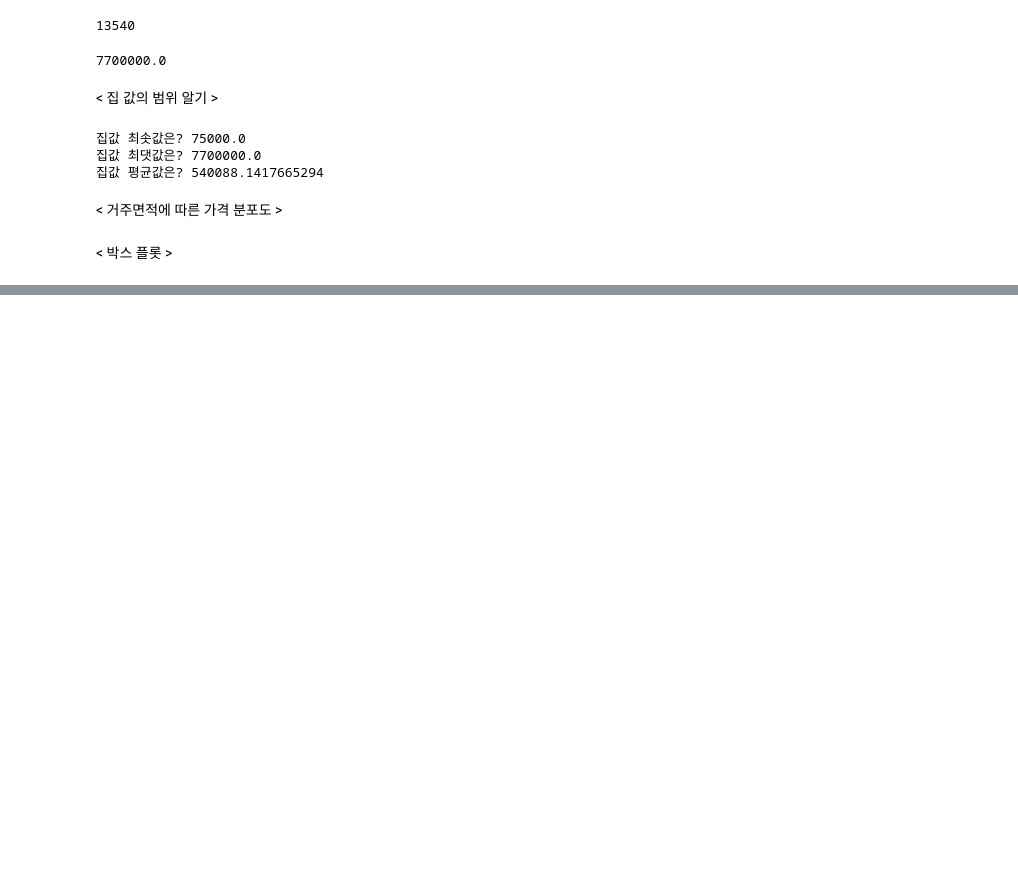
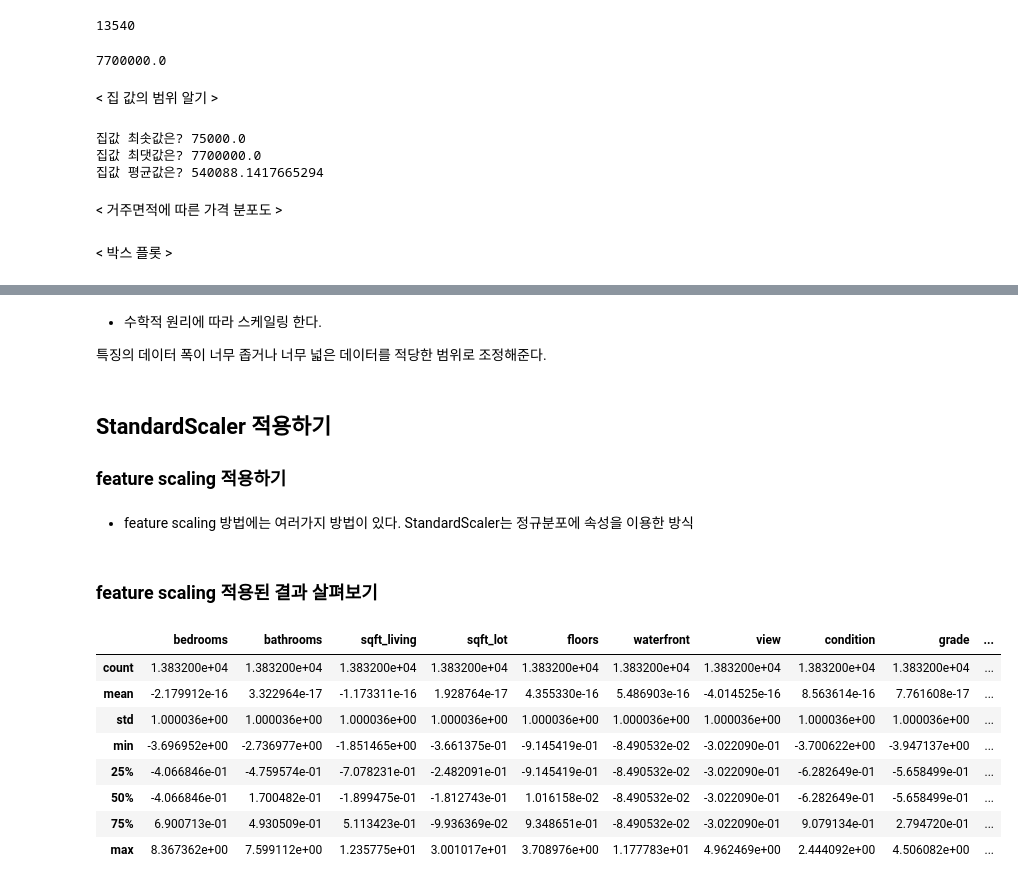
Before and after one commit to sileeee/Python-DataScience-Study, a Jupyter notebook: datascience_week5.ipynb, the cells around one changed output, grey strips where cells are left out. Saved outputs shown, nothing was run; the diff lists cells and outputs as text; code cells hidden in the pictures; blank space fills up the shorter version.

```diff
--- a/datascience_week5.ipynb
+++ b/datascience_week5.ipynb
@@ -132,0 +267,8 @@ sns.catplot(kind='box', data=house_data, x='grade', y='price', aspect=2)
+# %% [markdown]
+- 수학적 원리에 따라 스케일링 한다.
+
+특징의 데이터 폭이 너무 좁거나 너무 넓은 데이터를 적당한 범위로 조정해준다.
+# %% [markdown]
+## StandardScaler 적용하기
+
+### feature scaling 적용하기
@@ -132,0 +291,16 @@ sns.catplot(kind='box', data=house_data, x='grade', y='price', aspect=2)
+# %% [markdown]
+- feature scaling 방법에는 여러가지 방법이 있다. StandardScaler는 정규분포에 속성을 이용한 방식
+# %% [markdown]
+### feature scaling 적용된 결과 살펴보기
+# %%
+xs_train.describe()
+# %% [output]
+|  | bedrooms | bathrooms | sqft_living | sqft_lot | floors | waterfront | view | condition | grade | ... |
+| count | 1.383200e+04 | 1.383200e+04 | 1.383200e+04 | 1.383200e+04 | 1.383200e+04 | 1.383200e+04 | 1.383200e+04 | 1.383200e+04 | 1.383200e+04 | ... |
+| mean | -2.179912e-16 | 3.322964e-17 | -1.173311e-16 | 1.928764e-17 | 4.355330e-16 | 5.486903e-16 | -4.014525e-16 | 8.563614e-16 | 7.761608e-17 | ... |
+| std | 1.000036e+00 | 1.000036e+00 | 1.000036e+00 | 1.000036e+00 | 1.000036e+00 | 1.000036e+00 | 1.000036e+00 | 1.000036e+00 | 1.000036e+00 | ... |
+| min | -3.696952e+00 | -2.736977e+00 | -1.851465e+00 | -3.661375e-01 | -9.145419e-01 | -8.490532e-02 | -3.022090e-01 | -3.700622e+00 | -3.947137e+00 | ... |
+| 25% | -4.066846e-01 | -4.759574e-01 | -7.078231e-01 | -2.482091e-01 | -9.145419e-01 | -8.490532e-02 | -3.022090e-01 | -6.282649e-01 | -5.658499e-01 | ... |
+| 50% | -4.066846e-01 | 1.700482e-01 | -1.899475e-01 | -1.812743e-01 | 1.016158e-02 | -8.490532e-02 | -3.022090e-01 | -6.282649e-01 | -5.658499e-01 | ... |
+| 75% | 6.900713e-01 | 4.930509e-01 | 5.113423e-01 | -9.936369e-02 | 9.348651e-01 | -8.490532e-02 | -3.022090e-01 | 9.079134e-01 | 2.794720e-01 | ... |
+| max | 8.367362e+00 | 7.599112e+00 | 1.235775e+01 | 3.001017e+01 | 3.708976e+00 | 1.177783e+01 | 4.962469e+00 | 2.444092e+00 | 4.506082e+00 | ... |
```
Also changed, not shown: parts of 36 cells of this notebook.
